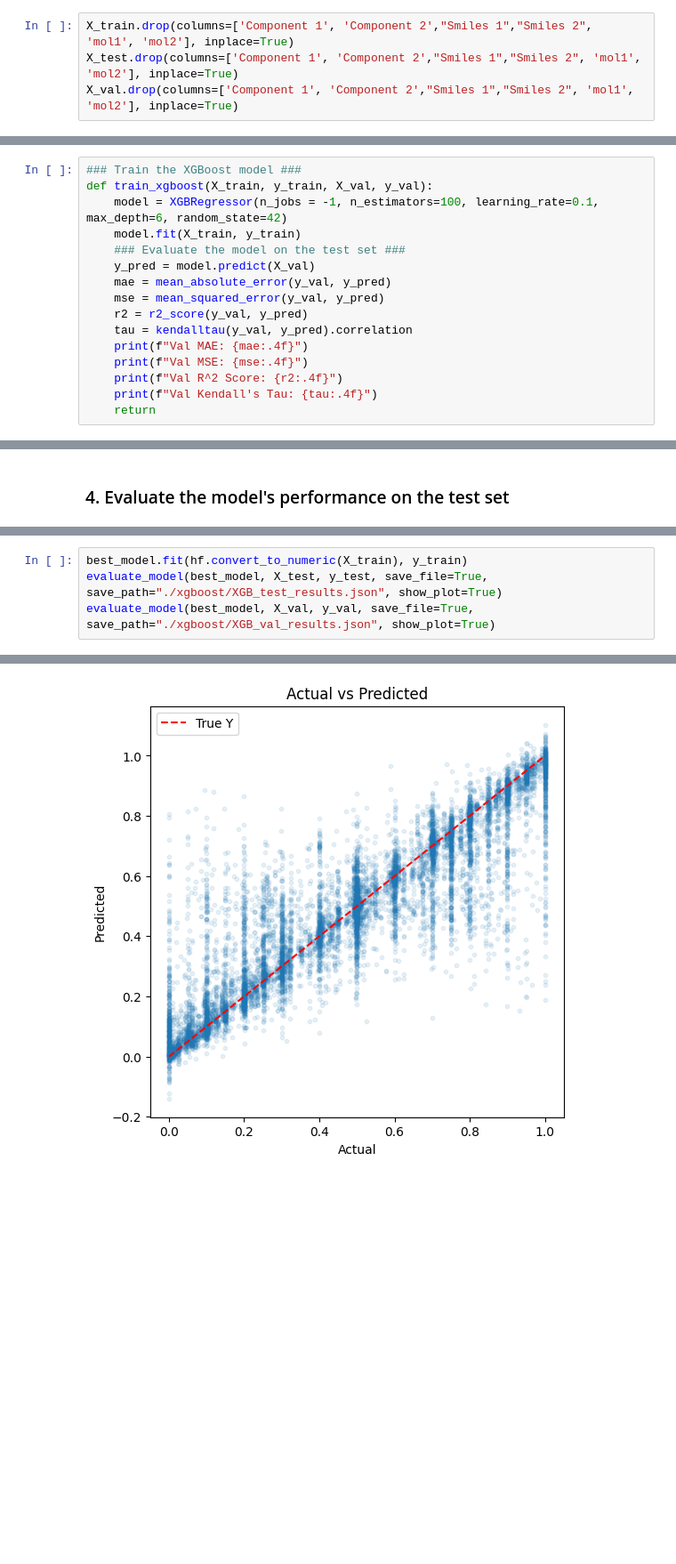
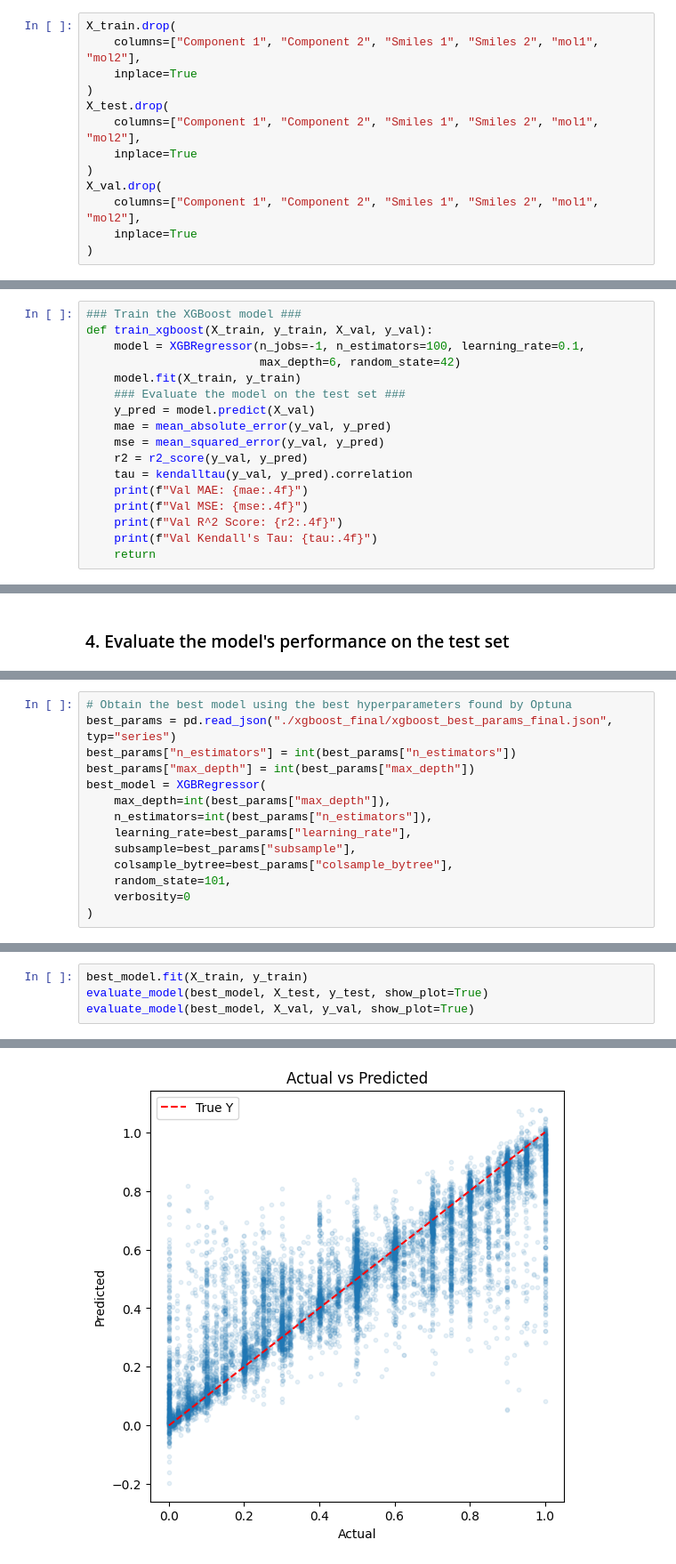
Before and after one commit to harryhk0507-ops/CHE1148-VLE-Project, a Jupyter notebook: XGBoost.ipynb, the cells around one changed output, grey strips where cells are left out. Shown at 89% size. Saved outputs shown, nothing was run; the diff lists cells and outputs as text; blank space fills up the shorter version.

```diff
--- a/XGBoost.ipynb
+++ b/XGBoost.ipynb
@@ -59,7 +59,16 @@ y_val = pd.read_csv('y_val.csv')
 # %%
-X_train.drop(columns=['Component 1', 'Component 2',"Smiles 1","Smiles 2", 'mol1', 'mol2'], inplace=True)
-X_test.drop(columns=['Component 1', 'Component 2',"Smiles 1","Smiles 2", 'mol1', 'mol2'], inplace=True)
-X_val.drop(columns=['Component 1', 'Component 2',"Smiles 1","Smiles 2", 'mol1', 'mol2'], inplace=True)
+X_train.drop(
+    columns=["Component 1", "Component 2", "Smiles 1", "Smiles 2", "mol1", "mol2"],
+    inplace=True
+)
+X_test.drop(
+    columns=["Component 1", "Component 2", "Smiles 1", "Smiles 2", "mol1", "mol2"],
+    inplace=True
+)
+X_val.drop(
+    columns=["Component 1", "Component 2", "Smiles 1", "Smiles 2", "mol1", "mol2"],
+    inplace=True
+)
 # %%
 print(X_train.shape)
 print(y_train.shape)
@@ -85,7 +94,8 @@ X_train.head()
 # %%
 ### Train the XGBoost model ###
 def train_xgboost(X_train, y_train, X_val, y_val):
-    model = XGBRegressor(n_jobs = -1, n_estimators=100, learning_rate=0.1, max_depth=6, random_state=42)
+    model = XGBRegressor(n_jobs=-1, n_estimators=100, learning_rate=0.1,
+                         max_depth=6, random_state=42)
     model.fit(X_train, y_train)
     ### Evaluate the model on the test set ###
     y_pred = model.predict(X_val)
@@ -228,0 +261,14 @@ best_model = XGBRegressor(n_estimators=int(best_params['n_estimators']), max_dep
+# %%
+# Obtain the best model using the best hyperparameters found by Optuna
+best_params = pd.read_json("./xgboost_final/xgboost_best_params_final.json", typ="series")
+best_params["n_estimators"] = int(best_params["n_estimators"])
+best_params["max_depth"] = int(best_params["max_depth"])
+best_model = XGBRegressor(
+    max_depth=int(best_params["max_depth"]),
+    n_estimators=int(best_params["n_estimators"]),
+    learning_rate=best_params["learning_rate"],
+    subsample=best_params["subsample"],
+    colsample_bytree=best_params["colsample_bytree"],
+    random_state=101,
+    verbosity=0
+)
@@ -229,5 +284,5 @@ best_model = XGBRegressor(n_estimators=int(best_params['n_estimators']), max_dep
 # %%
-best_model.fit(hf.convert_to_numeric(X_train), y_train)
-evaluate_model(best_model, X_test, y_test, save_file=True, save_path="./xgboost/XGB_test_results.json", show_plot=True)
-evaluate_model(best_model, X_val, y_val, save_file=True, save_path="./xgboost/XGB_val_results.json", show_plot=True)
+best_model.fit(X_train, y_train)
+evaluate_model(best_model, X_test, y_test, show_plot=True)
+evaluate_model(best_model, X_val, y_val, show_plot=True)
 # %% [output]
@@ -239 +293 @@ Test results saved to ./xgboost/XGB_test_results.json
-[figure, old version]
+[figure, new version]
```
Also changed, not shown: parts of 7 cells of this notebook.
